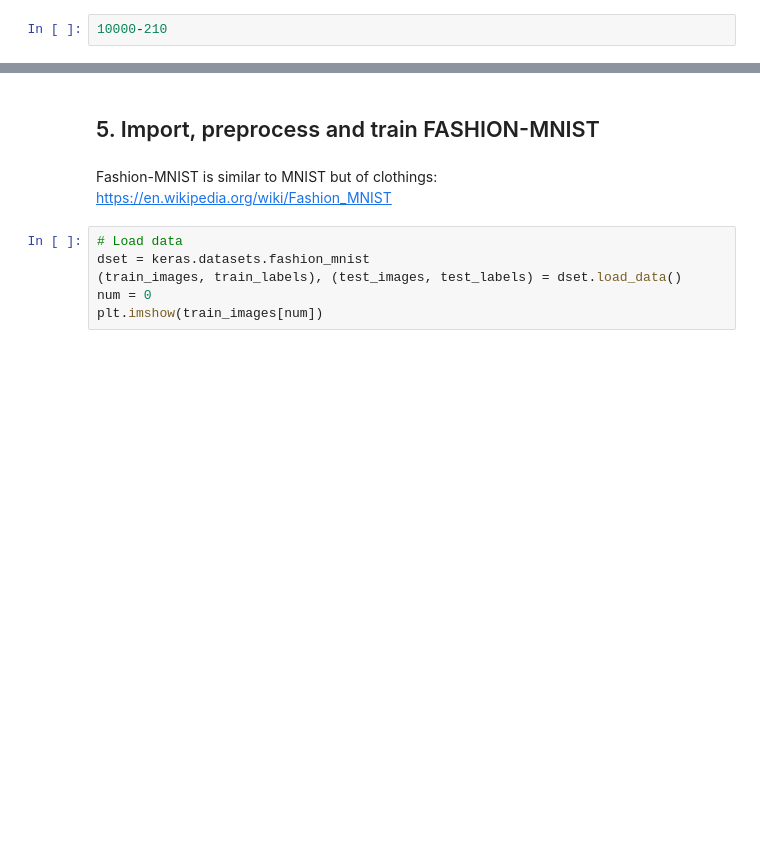
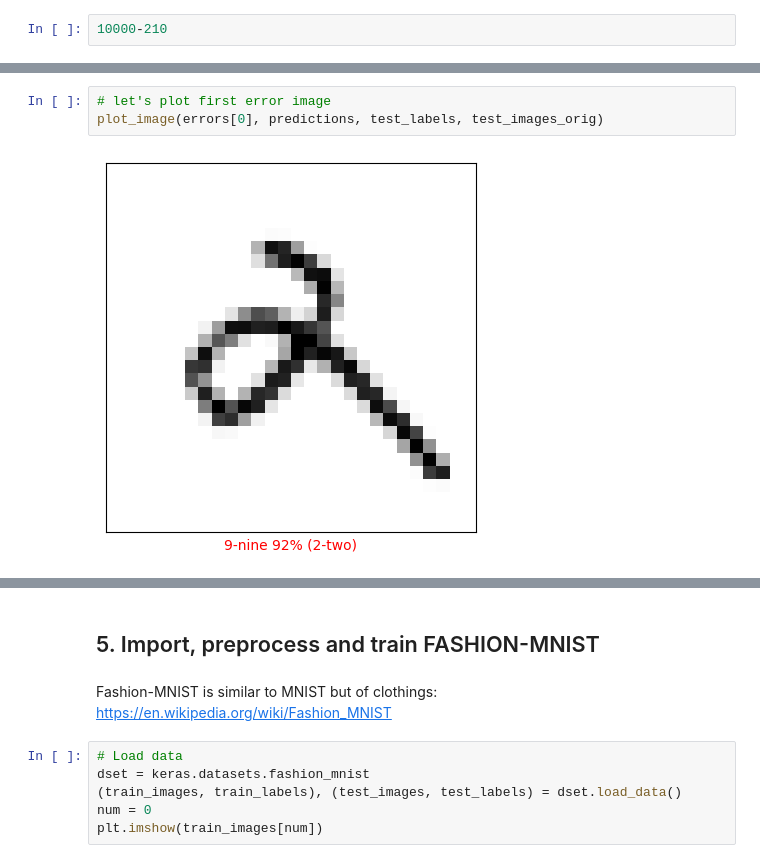
Before and after one commit to ValRCS/RBS_LIFT_AI_ML_Models, a Jupyter notebook: notebooks/keras_image_recognition_classifier_using_neural_networks.ipynb, the cells around one changed output, grey strips where cells are left out. Saved outputs shown, nothing was run; the diff lists cells and outputs as text; blank space fills up the shorter version.

```diff
--- a/notebooks/keras_image_recognition_classifier_using_neural_networks.ipynb
+++ b/notebooks/keras_image_recognition_classifier_using_neural_networks.ipynb
@@ -662,0 +785,5 @@ plt.imshow(test_images_orig[115])
+# %%
+# let's plot first error image
+plot_image(errors[0], predictions, test_labels, test_images_orig)
+# %% [output]
+[figure, added]
```
Also changed, not shown: parts of 68 cells of this notebook.
